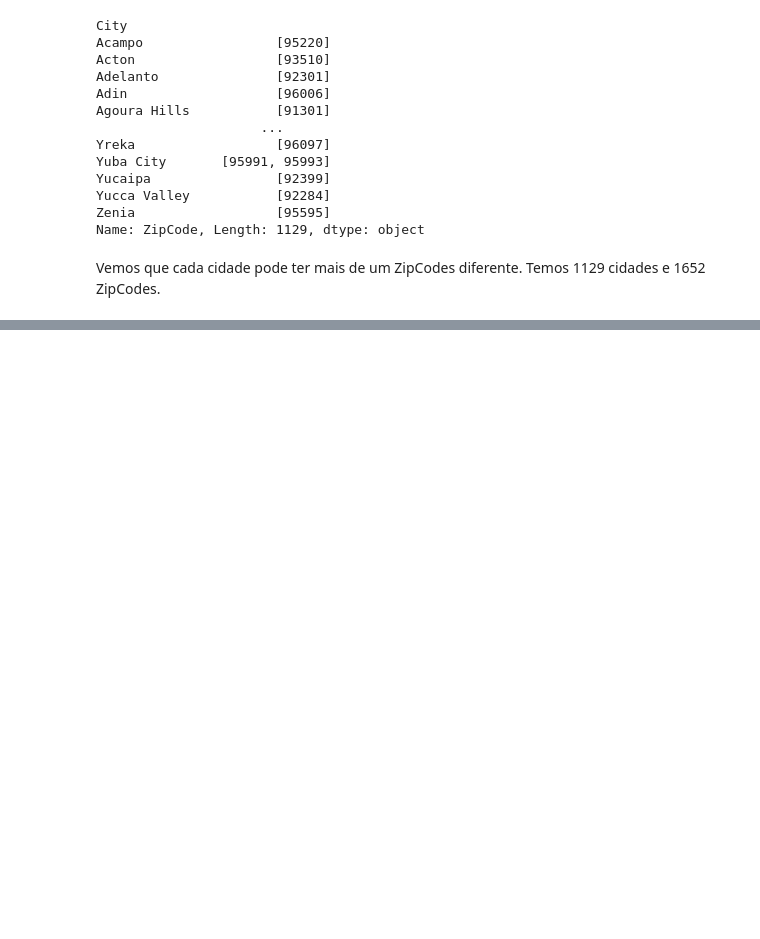
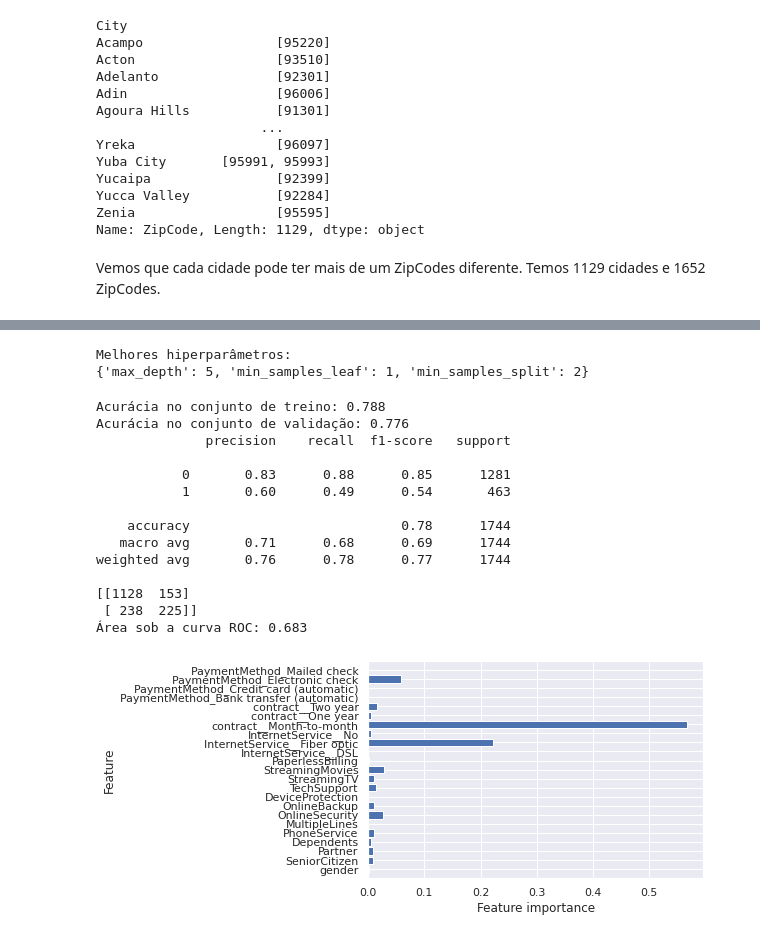
Before and after one commit to mjuliacsouza/_cases, a Jupyter notebook: _caseFeaturingEngineering/Case_4_VAI_Telecom.ipynb, the cells around one changed output, grey strips where cells are left out. Cells and saved outputs as stored; diff of their text form; code cells hidden in the pictures; blank space fills up the shorter version.

```diff
--- a/_caseFeaturingEngineering/Case_4_VAI_Telecom.ipynb
+++ b/_caseFeaturingEngineering/Case_4_VAI_Telecom.ipynb
@@ -837,0 +913,79 @@ df_customers2.head()
+# %%
+# DECISION TREE MODEL 3 (com GridSearch)
+
+from sklearn.model_selection import StratifiedKFold
+from sklearn.model_selection import GridSearchCV
+
+# Definir os possiveis valores para cada hiperparametro para serem explorados
+params = {'max_depth': [2, 3, 4, 5, 6, 7, 8, 9],
+          'min_samples_split': [2, 3, 4, 5, 6],
+          'min_samples_leaf': [1, 2, 3]}
+
+# Criar objeto com o DecisionTreeClassifier
+tree_3 = DecisionTreeClassifier(random_state=seed)
+
+# Criar objeto KFold com StratifiedKFold para validação cruzada
+skf = StratifiedKFold(n_splits=3, shuffle=True, random_state=seed)
+
+# Criar um objeto de grade de busca com GridSearchCV
+grid_search = GridSearchCV(tree_3, param_grid=params, scoring='roc_auc',
+                           cv=skf.split(X_training, y_training))
+
+# Treinar o modelo com o grid search
+grid_search.fit(X_training, y_training)
+
+# Printar a melhor combinação de hiperparâmetros
+print('Melhores hiperparâmetros:')
+print(grid_search.best_params_)
+# %% [output]
+Melhores hiperparâmetros:
+{'max_depth': 5, 'min_samples_leaf': 1, 'min_samples_split': 2}
+# %%
+# Gera uma árvore com as melhores combinações de hiperparâmetros
+tree_3 = DecisionTreeClassifier(random_state=seed, max_depth=grid_search.best_params_['max_depth'],
+                                min_samples_split=grid_search.best_params_['min_samples_split'],
+                                min_samples_leaf=grid_search.best_params_['min_samples_leaf'])
+
+# Fita o modelo com o dataset de treino
+tree_3.fit(X_train, y_train)
+
+# Usa o modelo para prever o conjunto de validação
+y_pred = tree_3.predict(X_val)
+
+# Calcular e printar métricas
+print("Acurácia no conjunto de treino: {:.3f}".format(tree_3.score(X_train, y_train)))
+print("Acurácia no conjunto de validação: {:.3f}".format(tree_3.score(X_val, y_val)))
+print(classification_report(y_val, y_pred))
+print(confusion_matrix(y_val, y_pred))
+print("Área sob a curva ROC: {:.3f}".format(roc_auc_score(y_val, y_pred)))
+
+# Plotar importância das features
+# Avalia quão importante é cada variável para as decisões que a árvore fornece
+# Corresponde a um número entre 0 e 1 para cada feature, onde 0 significa não usada e 1
+# "perfeitamente prevê a resposta". A importância das features sempre somam 1
+def plot_feature_importances_customer(model):
+    n_features = X.shape[1]
+    plt.barh(range(n_features), model.feature_importances_, align='center')
+    plt.yticks(np.arange(n_features), X.columns)
+    plt.xlabel("Feature importance")
+    plt.ylabel("Feature")
+    plt.ylim(-1, n_features)
+
+# Plotar importância das variáveis
+plot_feature_importances_customer(tree_3)
+# %% [output]
+Acurácia no conjunto de treino: 0.788
+Acurácia no conjunto de validação: 0.776
+              precision    recall  f1-score   support
+
+           0       0.83      0.88      0.85      1281
+           1       0.60      0.49      0.54       463
+
+    accuracy                           0.78      1744
+   macro avg       0.71      0.68      0.69      1744
+weighted avg       0.76      0.78      0.77      1744
+
+[[1128  153]
+ [ 238  225]]
+Área sob a curva ROC: 0.683
+[figure, added]
```
Also changed, not shown: parts of 28 cells of this notebook, 1 other file.
